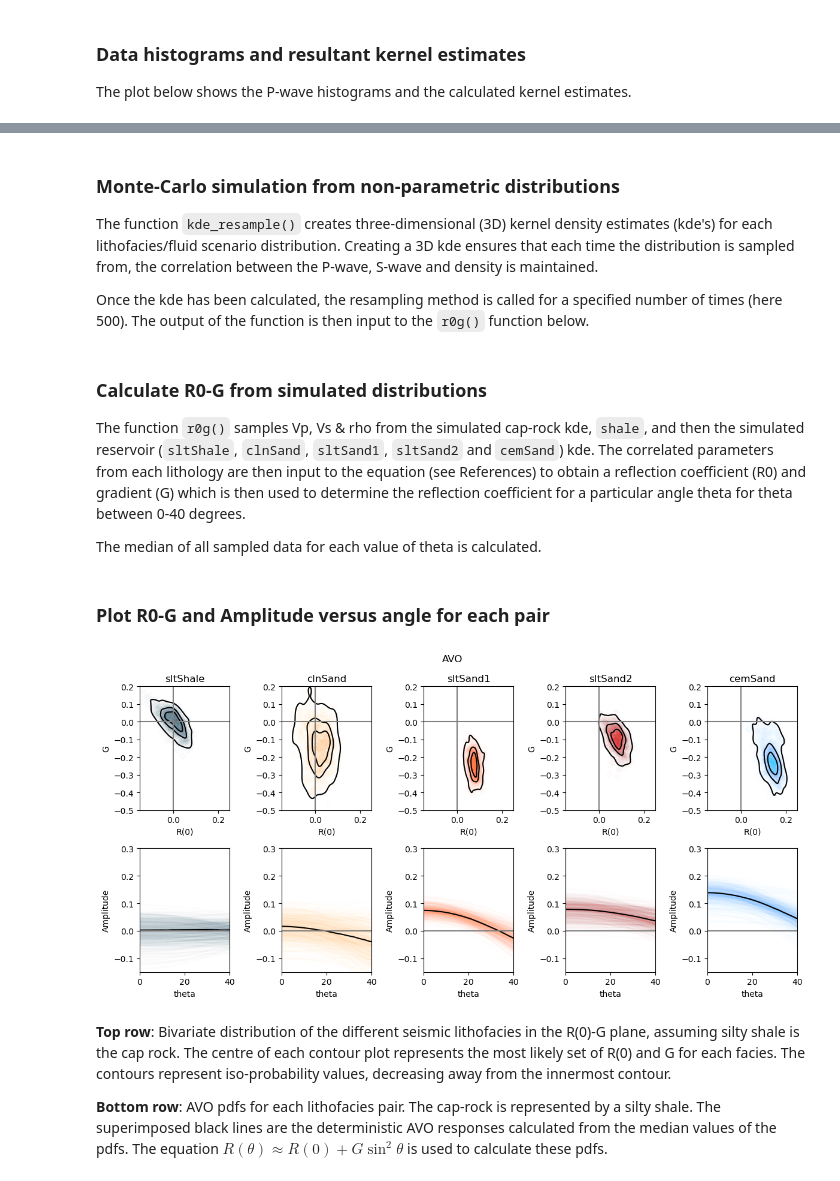
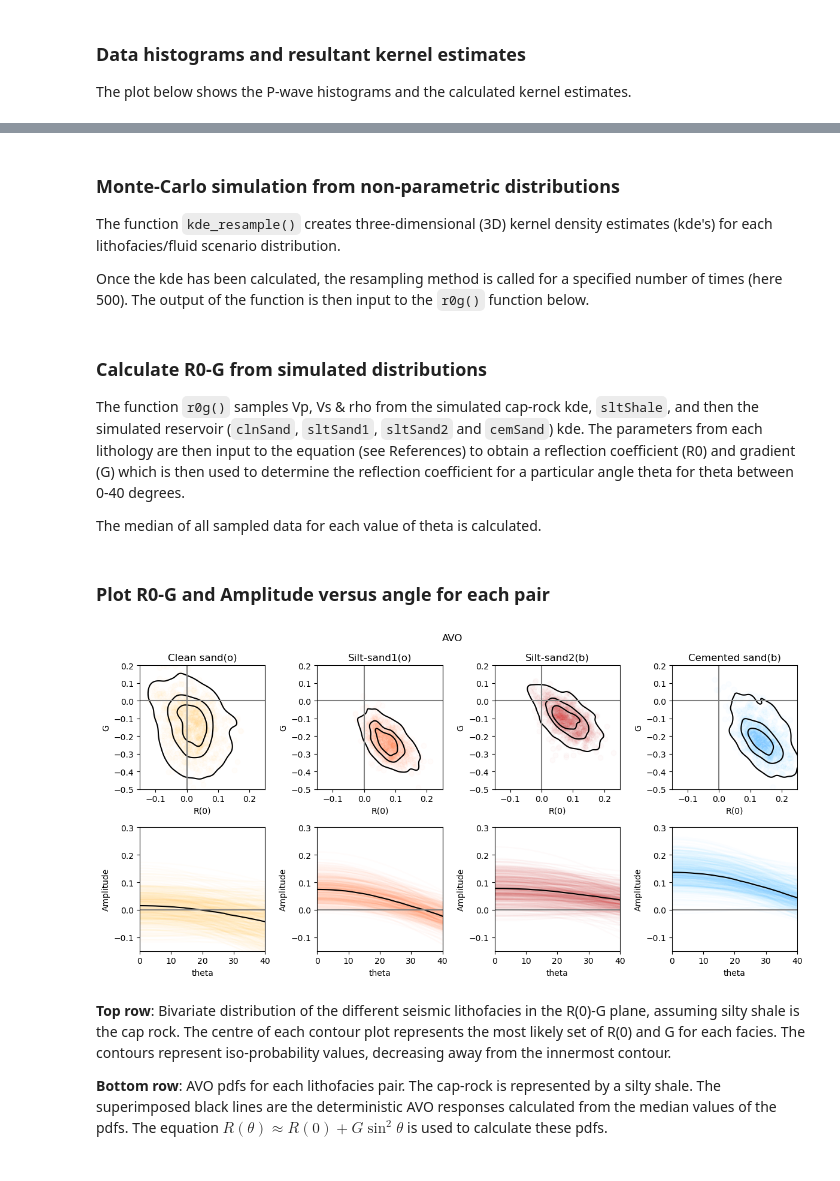
Before and after one commit to ABDunbar/Probabilistic-AVO-analysis, a Jupyter notebook: 01_Probabilistic_AVO_analysis.ipynb, the cells around one changed output, grey strips where cells are left out. Cells and saved outputs as stored; diff of their text form; code cells hidden in the pictures.

```diff
--- a/01_Probabilistic_AVO_analysis.ipynb
+++ b/01_Probabilistic_AVO_analysis.ipynb
@@ -166,13 +191,12 @@ plt.legend();
 # %% [markdown]
 ### Monte-Carlo simulation from non-parametric distributions
 
-The function `kde_resample()` creates three-dimensional (3D) kernel density estimates (kde's) for each lithofacies/fluid scenario distribution.  Creating a 3D kde ensures that each time the distribution is sampled from, the correlation between the P-wave, S-wave and density is maintained.
+The function `kde_resample()` creates three-dimensional (3D) kernel density estimates (kde's) for each lithofacies/fluid scenario distribution.
 
 Once the kde has been calculated, the resampling method is called for a specified number of times (here 500).  The output of the function is then input to the `r0g()` function below.
 # %%
-# Function parameters
+lith_list = ['sltShale', 'clnSand', 'sltSand1', 'sltSand2', 'cemSand']
 column = 'LABELS'
-lith_list = ['shale', 'sltShale', 'clnSand', 'sltSand1', 'sltSand2', 'cemSand']
 logs = ['VP', 'VS', 'RHOB']
 num_samples = 500
 
@@ -180,58 +204,56 @@ kde = kde_resample(well2, column, lith_list, logs, num_samples=1000)
 # %% [markdown]
 ### Calculate R0-G from simulated distributions
 
-The function `r0g()` samples Vp, Vs & rho from the simulated cap-rock kde, `shale`, and then the simulated reservoir (`sltShale`, `clnSand`, `sltSand1`, `sltSand2` and `cemSand`) kde.  The correlated parameters from each lithology are then input to the equation (see References) to obtain a reflection coefficient (R0) and gradient (G) which is then used to determine the reflection coefficient for a particular angle theta for theta between 0-40 degrees.
+The function `r0g()` samples Vp, Vs & rho from the simulated cap-rock kde, `sltShale`, and then the simulated reservoir (`clnSand`, `sltSand1`, `sltSand2` and `cemSand`) kde.  The parameters from each lithology are then input to the equation (see References) to obtain a reflection coefficient (R0) and gradient (G) which is then used to determine the reflection coefficient for a particular angle theta for theta between 0-40 degrees.
 
 The median of all sampled data for each value of theta is calculated.
 # %%
-# [0][.]=='shale', [1][.]=='sltShale', [2][.]=='clnSand', [3][.]=='sltSand1'. [4][.]=='sltSand2', [5][.]=='cemSand'
-# [.][0]=='VP', [.][1]=='VS', [.][2]=='RHOB'
 # Assumes that cap rock is in position 0
-
 # ------------------------------ r0g(vp0      , vs0      , rho0     , vp1      , vs1      , rho1)
 r01_b, G1_b, Rtheta1_b, med1_b = r0g(kde[0][0], kde[0][1], kde[0][2], kde[1][0], kde[1][1], kde[1][2])
 r02_b, G2_b, Rtheta2_b, med2_b = r0g(kde[0][0], kde[0][1], kde[0][2], kde[2][0], kde[2][1], kde[2][2])
 r03_b, G3_b, Rtheta3_b, med3_b = r0g(kde[0][0], kde[0][1], kde[0][2], kde[3][0], kde[3][1], kde[3][2])
 r04_b, G4_b, Rtheta4_b, med4_b = r0g(kde[0][0], kde[0][1], kde[0][2], kde[4][0], kde[4][1], kde[4][2])
-r05_b, G5_b, Rtheta5_b, med5_b = r0g(kde[0][0], kde[0][1], kde[0][2], kde[5][0], kde[5][1], kde[5][2])
+#r05_b, G5_b, Rtheta5_b, med5_b = r0g(kde[0][0], kde[0][1], kde[0][2], kde[5][0], kde[5][1], kde[5][2])
 
-rc_list = [r01_b, r02_b, r03_b, r04_b, r05_b]
-G_list = [G1_b, G2_b, G3_b, G4_b, G5_b]
-Rtheta_list = [Rtheta1_b, Rtheta2_b, Rtheta3_b, Rtheta4_b, Rtheta5_b]
-med_list = [med1_b, med2_b, med3_b, med4_b, med5_b]
+rc_list = [r01_b, r02_b, r03_b, r04_b]
+G_list = [G1_b, G2_b, G3_b, G4_b]
+Rtheta_list = [Rtheta1_b, Rtheta2_b, Rtheta3_b, Rtheta4_b]
+med_list = [med1_b, med2_b, med3_b, med4_b]
 # %% [markdown]
 ### Plot R0-G and Amplitude versus angle for each pair
 # %%
-alpha1=0.01
-alpha2=0.01
+alpha1=0.02
+alpha2=0.02
+titles = ['Clean sand(o)', 'Silt-sand1(o)', 'Silt-sand2(b)', 'Cemented sand(b)']
 
-fig, ax = plt.subplots(2, 5, squeeze=False, figsize=(12,6))
+fig, ax = plt.subplots(2, 4, squeeze=False, figsize=(12,6))
 fig.suptitle('AVO')
 
 # plot first row:
-for i in range(5):
-    ax[0,i].set_title(lith_list[i+1])
-    ax[0,i].scatter(rc_list[i], G_list[i], alpha=alpha1, color=ccc[i+1])
+for i in range(4):
+    ax[0,i].set_title(titles[i])
+    ax[0,i].scatter(rc_list[i], G_list[i], alpha=alpha1, color=ccc[i+2])
     sns.kdeplot(ax=ax[0,i], x=rc_list[i], y=G_list[i], color='k', linestyles="-", levels=4)
     ax[0,i].set_xlabel("R(0)"); ax[0,i].set_ylabel("G")
     ax[0,i].set_xlim(-0.15, 0.25); ax[0,i].set_ylim(-0.5, 0.2)
     ax[0,i].axvline(0, color='gray')
     ax[0,i].axhline(0, color='gray')
 
 # plot second row
-for j in range(5):
+for j in range(4):
     for i in range(num_samples):
-        ax[1,j].plot(Rtheta_list[j][i][0], alpha=alpha2, color=ccc[j+1])
+        ax[1,j].plot(Rtheta_list[j][i][0], alpha=alpha2, color=ccc[j+2])
     ax[1,j].plot(med_list[j], 'k')
     ax[1,j].set_xlabel("theta"); ax[1,j].set_ylabel("Amplitude")
     ax[1,j].set_xlim(0,40); ax[1,j].set_ylim(-0.15, 0.3)
     ax[1,j].axvline(0, color='gray')
     ax[1,j].axhline(0, color='gray')
 
 plt.tight_layout()
 plt.savefig('Probabilistic_AVO_analysis_a.png');
 # %% [output]
-[figure, old version]
+[figure, new version]
 # %% [markdown]
 **Top row**:  Bivariate distribution of the different seismic lithofacies in the R(0)-G plane, assuming silty shale is the cap rock.  The centre of each contour plot represents the most likely set of R(0) and G for each facies. The contours represent iso-probability values, decreasing away from the innermost contour.
 
```
Also changed, not shown: parts of 9 cells of this notebook, 2 other files.
